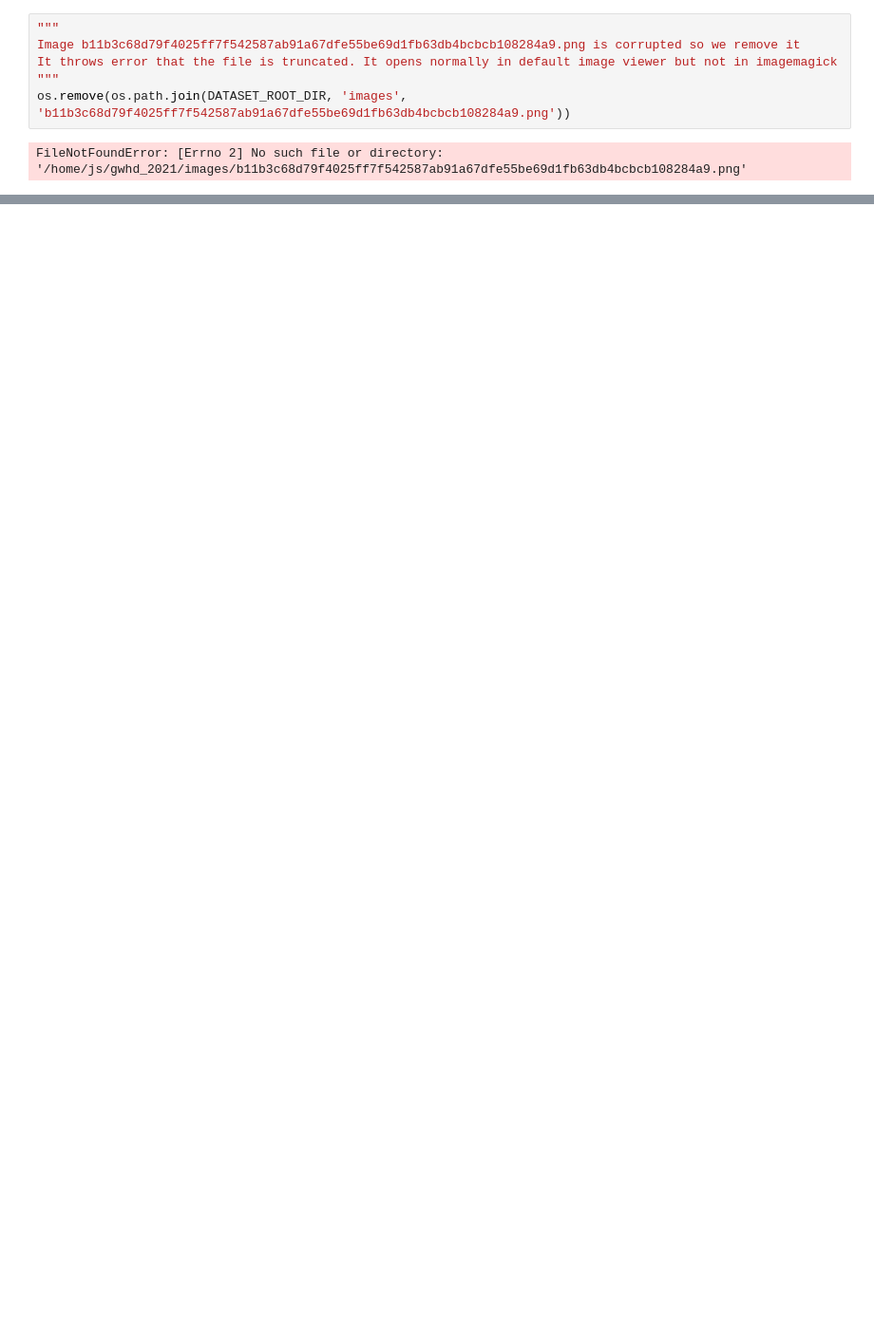
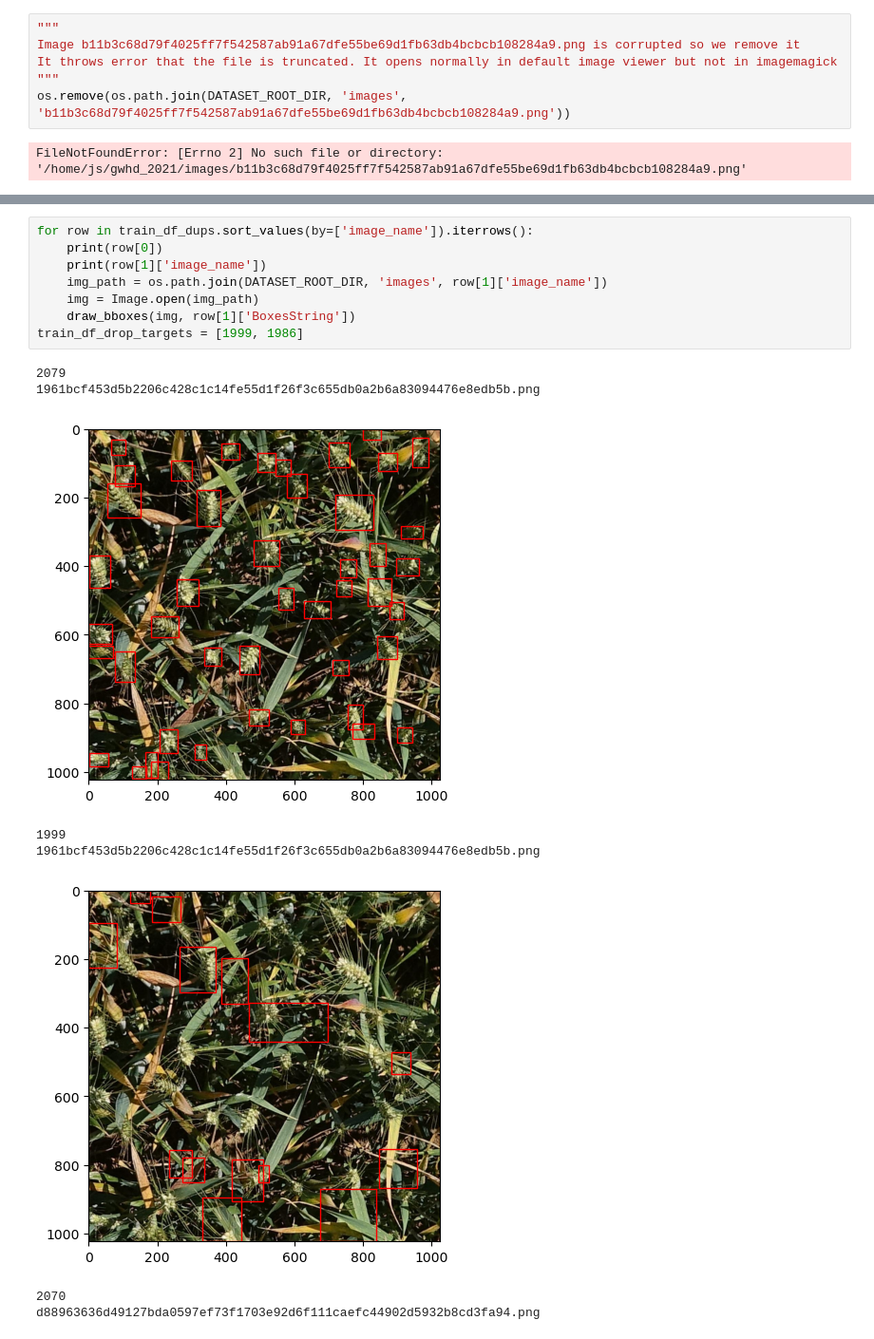
Before and after one commit to JakubSzukala/jszukala-masters-degree-proj, a Jupyter notebook: data/scripts/data_cleanup.ipynb, the cells around one changed output, grey strips where cells are left out. Shown at 95% size. Saved outputs shown, nothing was run; the diff lists cells and outputs as text; blank space fills up the shorter version.

```diff
--- a/data/scripts/data_cleanup.ipynb
+++ b/data/scripts/data_cleanup.ipynb
@@ -86,0 +127,17 @@ df = pd.concat([train_df, test_df, val_df])
+# %%
+for row in train_df_dups.sort_values(by=['image_name']).iterrows():
+    print(row[0])
+    print(row[1]['image_name'])
+    img_path = os.path.join(DATASET_ROOT_DIR, 'images', row[1]['image_name'])
+    img = Image.open(img_path)
+    draw_bboxes(img, row[1]['BoxesString'])
+train_df_drop_targets = [1999, 1986]
+# %% [output]
+2079
+1961bcf453d5b2206c428c1c14fe55d1f26f3c655db0a2b6a83094476e8edb5b.png
+[figure, added]
+1999
+1961bcf453d5b2206c428c1c14fe55d1f26f3c655db0a2b6a83094476e8edb5b.png
+[figure, added]
+2070
+d88963636d49127bda0597ef73f1703e92d6f111caefc44902d5932b8cd3fa94.png
```
Also changed, not shown: parts of 10 cells of this notebook.
